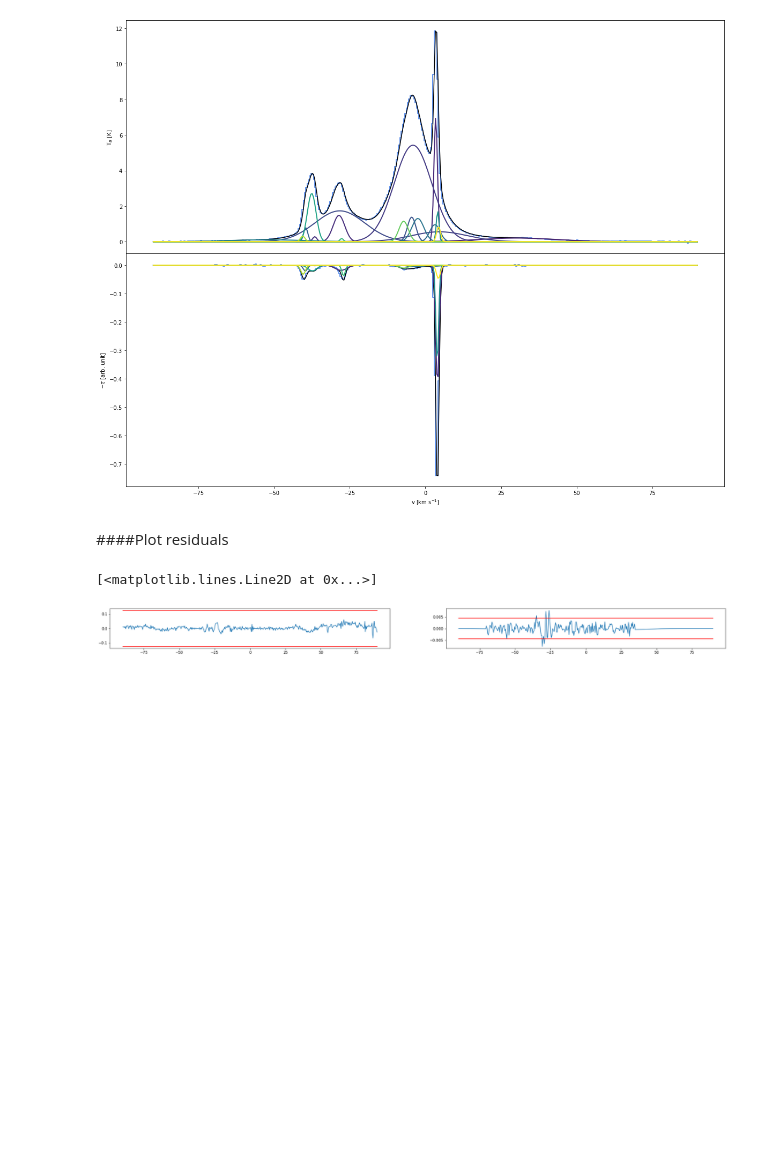
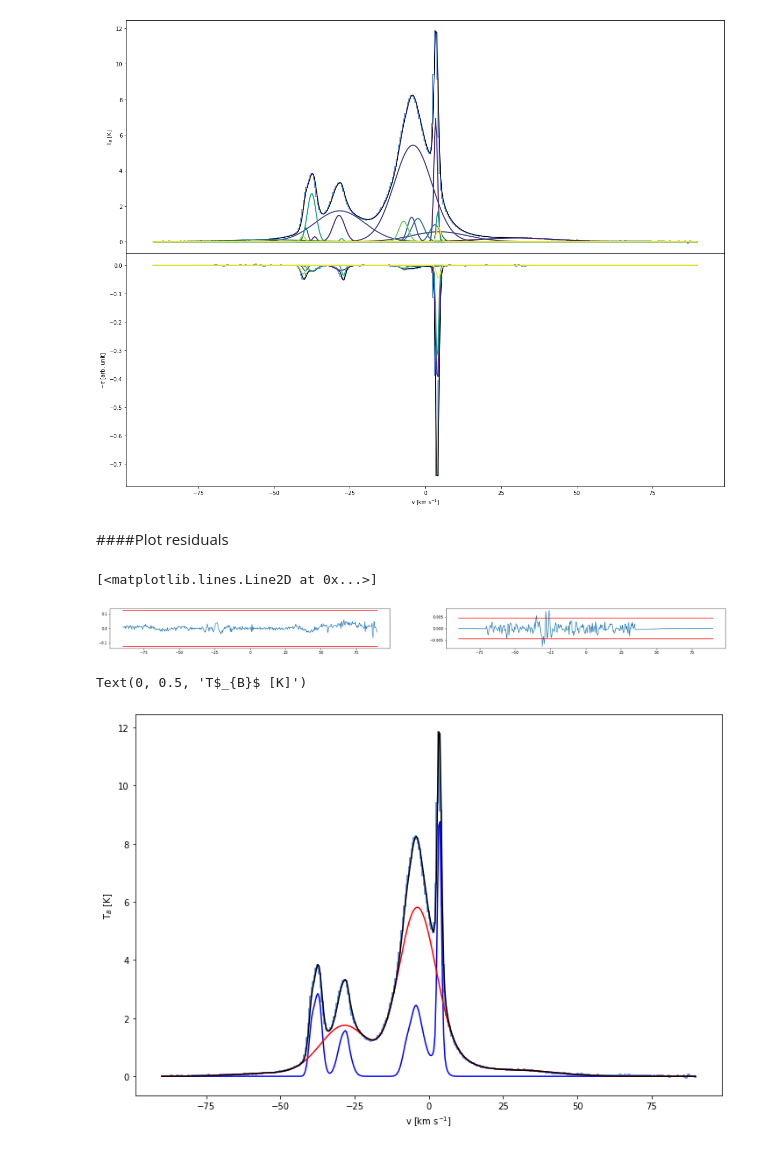
Before and after one commit to antoinemarchal/GASKAP, a Jupyter notebook: GASKAP_absorption.ipynb, the cells around one changed output. Saved outputs shown, nothing was run; the diff lists cells and outputs as text; code cells hidden in the pictures; blank space fills up the shorter version.

```diff
--- a/GASKAP_absorption.ipynb
+++ b/GASKAP_absorption.ipynb
@@ -231,3 +231,34 @@ plt.plot([vmin,vmax], [3.*rms_tau,3.*rms_tau], color="r")
 # %% [output]
 [<matplotlib.lines.Line2D at 0x...>]
 [figure]
+# %%
+tau_lim = rms_tau
+
+idx_em = np.where(params[0::3,1] < tau_lim)[0]
+idx_abs = np.where(params[0::3,1] > tau_lim)[0]
+
+model_Tb_em = np.zeros(len(core.tau))
+for i in np.arange(len(idx_em)):
+  model_Tb_em += core.gaussian(np.arange(len(core.tau)),
+                                  params[0::3,0][idx_em[i]],
+                                  params[1::3,0][idx_em[i]],
+                                  params[2::3,0][idx_em[i]])
+
+model_Tb_abs = np.zeros(len(core.tau))
+for i in np.arange(len(idx_abs)):
+  model_Tb_abs += core.gaussian(np.arange(len(core.tau)),
+                                  params[0::3,0][idx_abs[i]],
+                                  params[1::3,0][idx_abs[i]],
+                                  params[2::3,0][idx_abs[i]])
+# %%
+plt.figure(figsize=(12,8))
+plt.subplot(1,1,1)
+plt.step(v, cube[:,0], color='cornflowerblue', linewidth=2.)
+plt.plot(v, model_Tb_abs, "-b")
+plt.plot(v, model_Tb_em, "-r")
+plt.plot(v, model_cube[:,0], "-k")
+plt.xlabel(r'v [km s$^{-1}$]')
+plt.ylabel(r'T$_{B}$ [K]')
+# %% [output]
+Text(0, 0.5, 'T$_{B}$ [K]')
+[figure, added]
```
